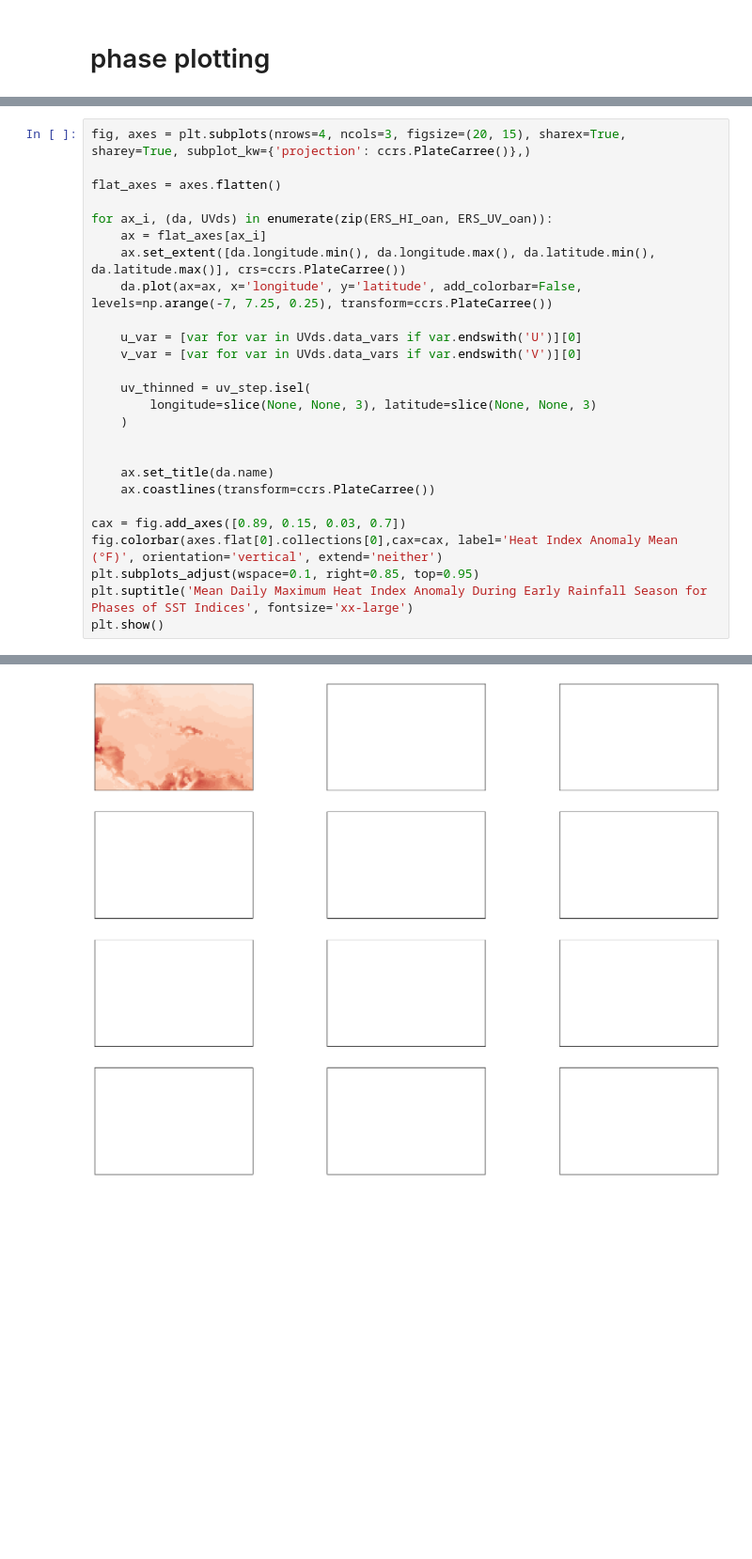
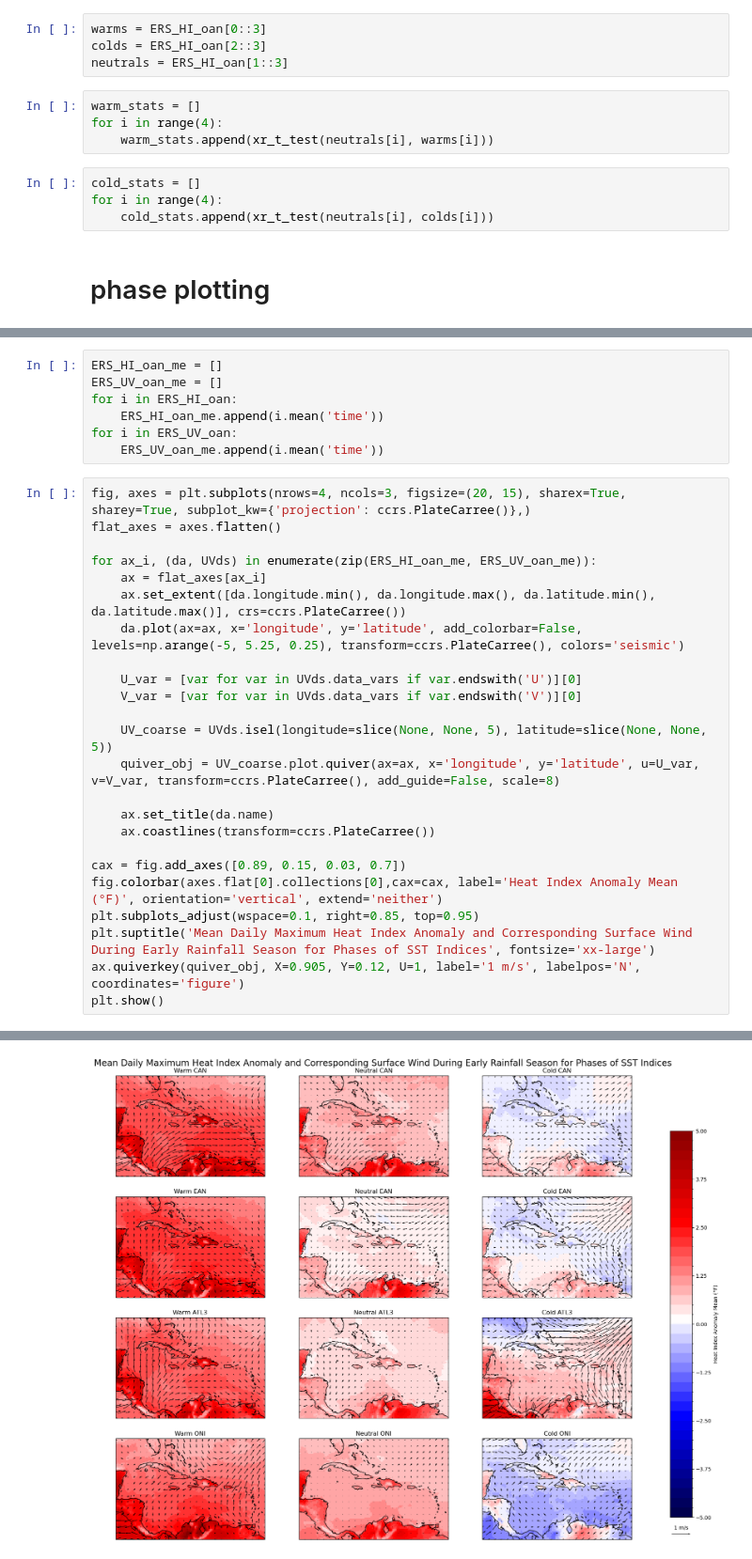
Before and after one commit to allan3prez/Caribe_Heat_AN, a Jupyter notebook: Plots/ERS_CAN_EAN_ATL3_ONI.ipynb, the cells around one changed output, grey strips where cells are left out. Shown at 94% size. Drawn from its saved outputs; the diff is of its cells as text; blank space fills up the shorter version.

Commit message:
pre process msdrswrf, mvimd, plot mean states, small change on HI

```diff
--- a/Plots/ERS_CAN_EAN_ATL3_ONI.ipynb
+++ b/Plots/ERS_CAN_EAN_ATL3_ONI.ipynb
@@ -286,3 +293,15 @@ Data variables:
+# %%
+warms = ERS_HI_oan[0::3]
+colds = ERS_HI_oan[2::3]
+neutrals = ERS_HI_oan[1::3]
+# %%
+warm_stats = []
+for i in range(4):
+    warm_stats.append(xr_t_test(neutrals[i], warms[i]))
+# %%
+cold_stats = []
+for i in range(4):
+    cold_stats.append(xr_t_test(neutrals[i], colds[i]))
 # %% [markdown]
 # phase plotting
 # %% [markdown]
@@ -290,20 +309,24 @@ Data variables:
+# %%
+ERS_HI_oan_me = []
+ERS_UV_oan_me = []
+for i in ERS_HI_oan:
+    ERS_HI_oan_me.append(i.mean('time'))
+for i in ERS_UV_oan:
+    ERS_UV_oan_me.append(i.mean('time'))
 # %%
 fig, axes = plt.subplots(nrows=4, ncols=3, figsize=(20, 15), sharex=True, sharey=True, subplot_kw={'projection': ccrs.PlateCarree()},)
-
 flat_axes = axes.flatten()
 
-for ax_i, (da, UVds) in enumerate(zip(ERS_HI_oan, ERS_UV_oan)):
+for ax_i, (da, UVds) in enumerate(zip(ERS_HI_oan_me, ERS_UV_oan_me)):
     ax = flat_axes[ax_i]
     ax.set_extent([da.longitude.min(), da.longitude.max(), da.latitude.min(), da.latitude.max()], crs=ccrs.PlateCarree())
-    da.plot(ax=ax, x='longitude', y='latitude', add_colorbar=False, levels=np.arange(-7, 7.25, 0.25), transform=ccrs.PlateCarree())
+    da.plot(ax=ax, x='longitude', y='latitude', add_colorbar=False, levels=np.arange(-5, 5.25, 0.25), transform=ccrs.PlateCarree(), colors='seismic')
 
-    u_var = [var for var in UVds.data_vars if var.endswith('U')][0]
-    v_var = [var for var in UVds.data_vars if var.endswith('V')][0]
+    U_var = [var for var in UVds.data_vars if var.endswith('U')][0]
+    V_var = [var for var in UVds.data_vars if var.endswith('V')][0]
 
-    uv_thinned = uv_step.isel(
-        longitude=slice(None, None, 3), latitude=slice(None, None, 3)
-    )
-
+    UV_coarse = UVds.isel(longitude=slice(None, None, 5), latitude=slice(None, None, 5))
+    quiver_obj = UV_coarse.plot.quiver(ax=ax, x='longitude', y='latitude', u=U_var, v=V_var, transform=ccrs.PlateCarree(), add_guide=False, scale=8)
 
     ax.set_title(da.name)
     ax.coastlines(transform=ccrs.PlateCarree())
@@ -311,6 +334,7 @@ for ax_i, (da, UVds) in enumerate(zip(ERS_HI_oan, ERS_UV_oan)):
 cax = fig.add_axes([0.89, 0.15, 0.03, 0.7])
 fig.colorbar(axes.flat[0].collections[0],cax=cax, label='Heat Index Anomaly Mean (°F)', orientation='vertical', extend='neither')
 plt.subplots_adjust(wspace=0.1, right=0.85, top=0.95)
-plt.suptitle('Mean Daily Maximum Heat Index Anomaly During Early Rainfall Season for Phases of SST Indices', fontsize='xx-large')
+plt.suptitle('Mean Daily Maximum Heat Index Anomaly and Corresponding Surface Wind During Early Rainfall Season for Phases of SST Indices', fontsize='xx-large')
+ax.quiverkey(quiver_obj, X=0.905, Y=0.12, U=1, label='1 m/s', labelpos='N', coordinates='figure')
 plt.show()
 # %% [output]
@@ -318,2 +341,2 @@ KeyError: "No variable named '$U'. Variables on the dataset include ['Warm CAN_U
-[figure, old version]
+[figure, new version]
 # %% [markdown]
```
Also changed, not shown: parts of 25 cells of this notebook, 4 other files.
